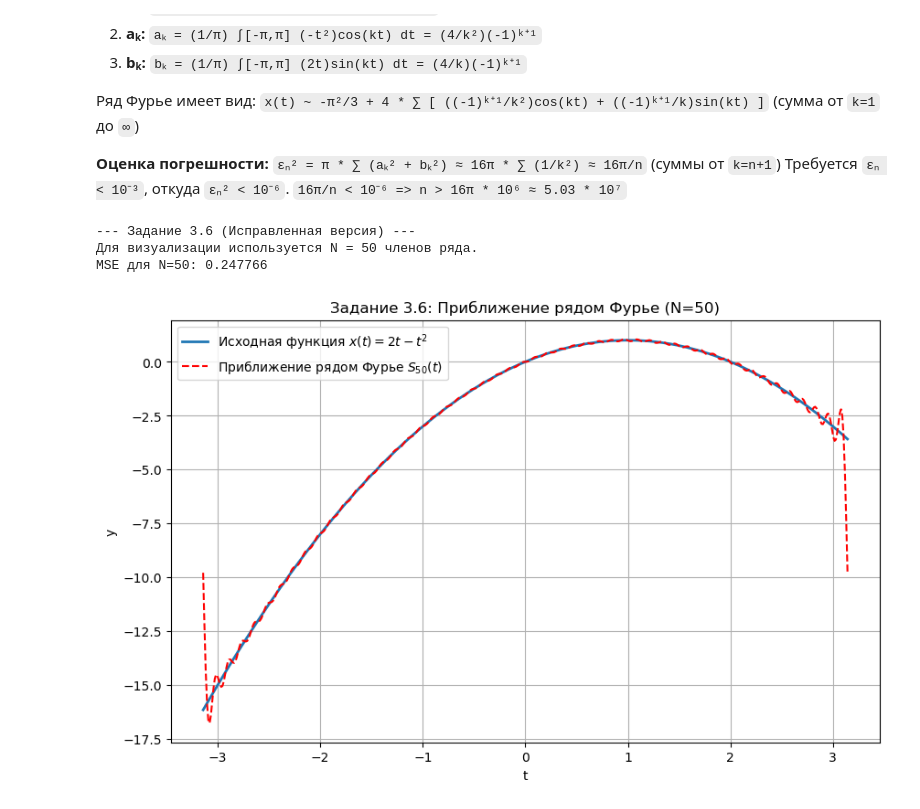
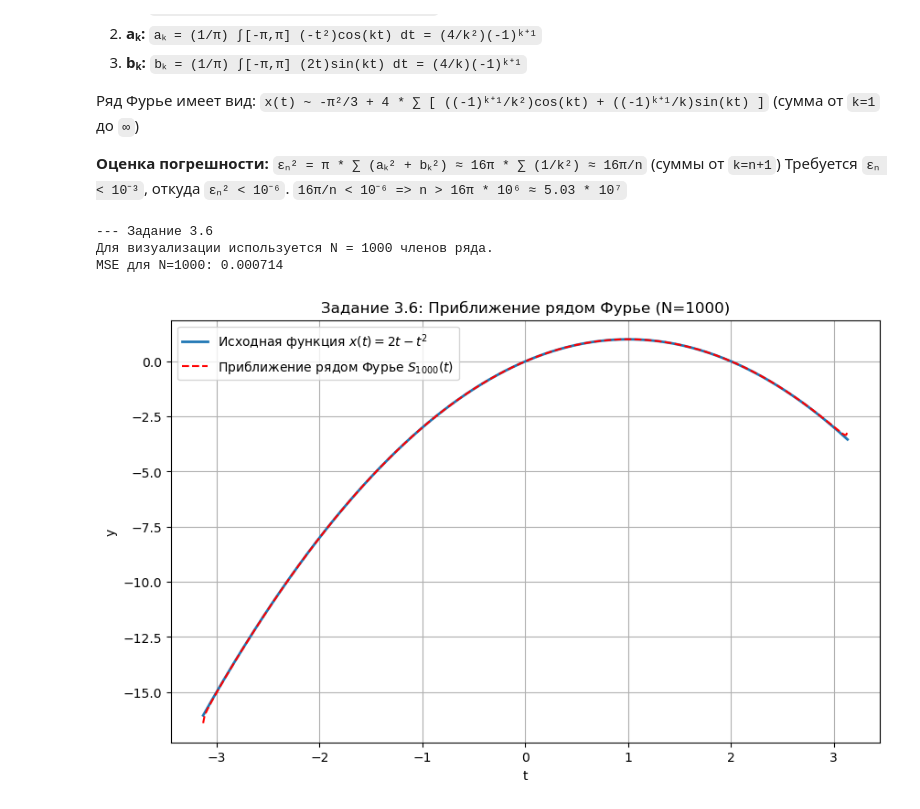
Before and after one commit to BorisKrutko/FAMS-BSU, a Jupyter notebook: functional analysis bsu/LW1.ipynb, the cells around one changed output. Cells and saved outputs as stored; diff of their text form; code cells hidden in the pictures.

```diff
--- a/functional analysis bsu/LW1.ipynb
+++ b/functional analysis bsu/LW1.ipynb
@@ -136,44 +133,44 @@ task_1_6()
 Требуется `εₙ < 10⁻³`, откуда `εₙ² < 10⁻⁶`.
 `16π/n < 10⁻⁶ => n > 16π * 10⁶ ≈ 5.03 * 10⁷`
 # %%
-def task_3_6_corrected():
-    print("\n--- Задание 3.6 (Исправленная версия) ---")
+def task_3_6():
+    print("\n--- Задание 3.6")
 
     def x_t(t):
         return 2 * t - t**2
 
     def SN_t(t, N):
         # Корректный свободный член a0/2 = -π²/3
         s = -np.pi**2 / 3
         for k in range(1, N + 1):
             ak = 4 * ((-1)**(k + 1)) / (k**2)
             bk = 4 * ((-1)**(k + 1)) / k
             s += ak * np.cos(k * t) + bk * np.sin(k * t)
         return s
 
-    t_vals = np.linspace(-np.pi, np.pi, 500)
+    t_vals = np.linspace(-np.pi+0.01, np.pi-0.01, 500)
     x_vals = x_t(t_vals)
-    N_for_plot = 50
+    N_for_plot = 1000
     print(f"Для визуализации используется N = {N_for_plot} членов ряда.")
     p_vals = SN_t(t_vals, N_for_plot)
 
     mse = calculate_mse(x_vals, p_vals)
     print(f"MSE для N={N_for_plot}: {mse:.6f}") # Теперь результат должен совпадать
 
     plt.figure(figsize=(10, 6))
     plt.plot(t_vals, x_vals, label='Исходная функция $x(t) = 2t - t^2$', linewidth=2)
     plt.plot(t_vals, p_vals, label=f'Приближение рядом Фурье $S_{{{N_for_plot}}}(t)$', linestyle='--', color='red')
     plt.title(f'Задание 3.6: Приближение рядом Фурье (N={N_for_plot})')
     plt.xlabel('t')
     plt.ylabel('y')
     plt.legend()
     plt.grid(True)
     plt.show()
 
 
-task_3_6_corrected()
+task_3_6()
 # %% [output]
---- Задание 3.6 (Исправленная версия) ---
-Для визуализации используется N = 50 членов ряда.
-MSE для N=50: 0.247766
+--- Задание 3.6
+Для визуализации используется N = 1000 членов ряда.
+MSE для N=1000: 0.000714
-[figure, old version]
+[figure, new version]
```
Also changed, not shown: parts of 2 cells of this notebook.
